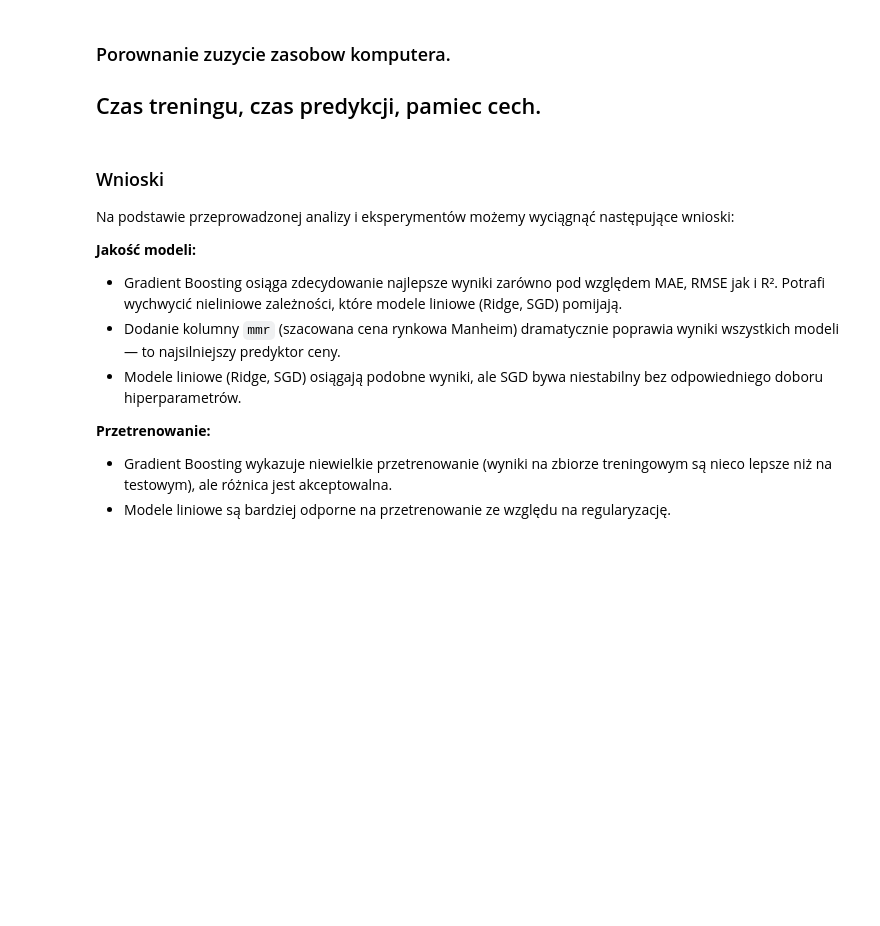
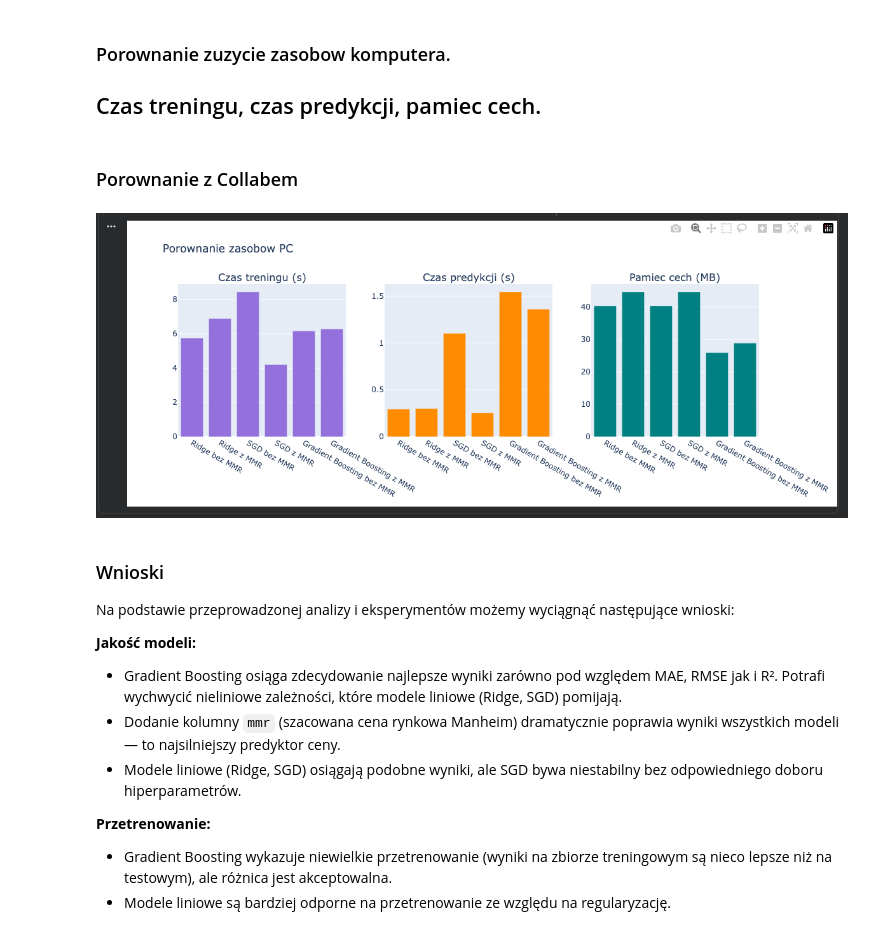
Before and after one commit to waldemar-grabowski/projekt-um, a Jupyter notebook: main.ipynb, the cells around one changed output. Saved outputs shown, nothing was run; the diff lists cells and outputs as text; code cells hidden in the pictures; blank space fills up the shorter version.

```diff
--- a/main.ipynb
+++ b/main.ipynb
@@ -522,6 +533,14 @@ fig.add_trace(go.Bar(
 fig.update_layout(title="Porownanie zasobow PC", showlegend=False, height=450)
 fig.update_xaxes(tickangle=30)
 fig.show()
+# %% [markdown]
+### Porownanie z Collabem
+# %%
+from IPython.display import Image, display
+
+display(Image(filename='Collab.png', width=1400))
+# %% [output]
+[figure, added]
 # %% [markdown]
 ### Wnioski
 Na podstawie przeprowadzonej analizy i eksperymentów możemy wyciągnąć następujące wnioski:
```
Also changed, not shown: parts of 1 cell of this notebook, 1 other file.
